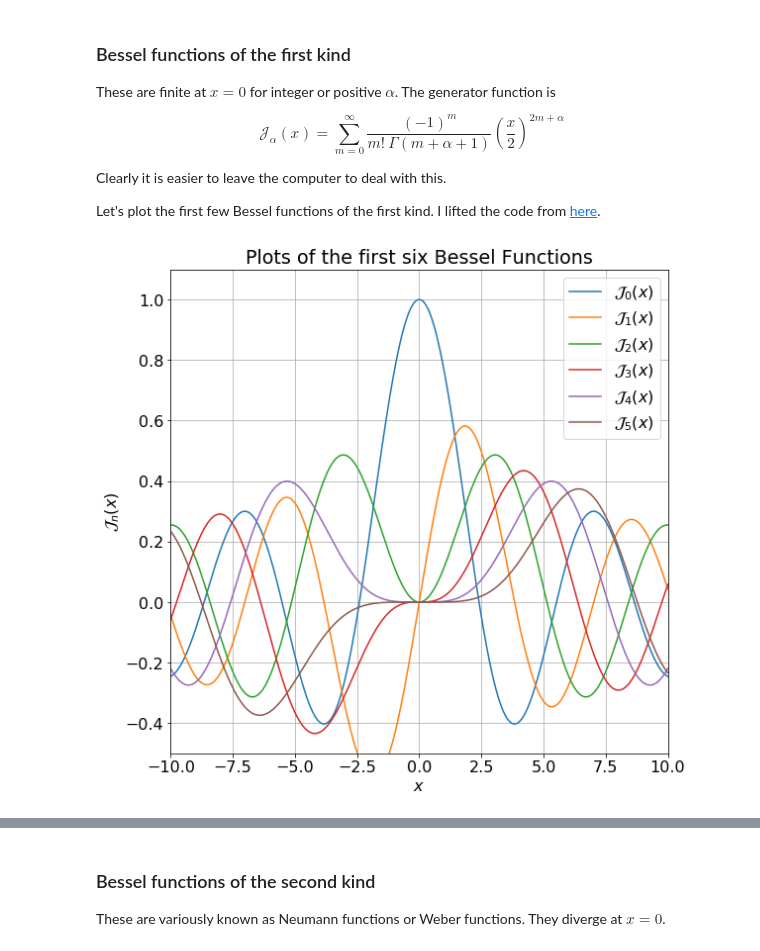
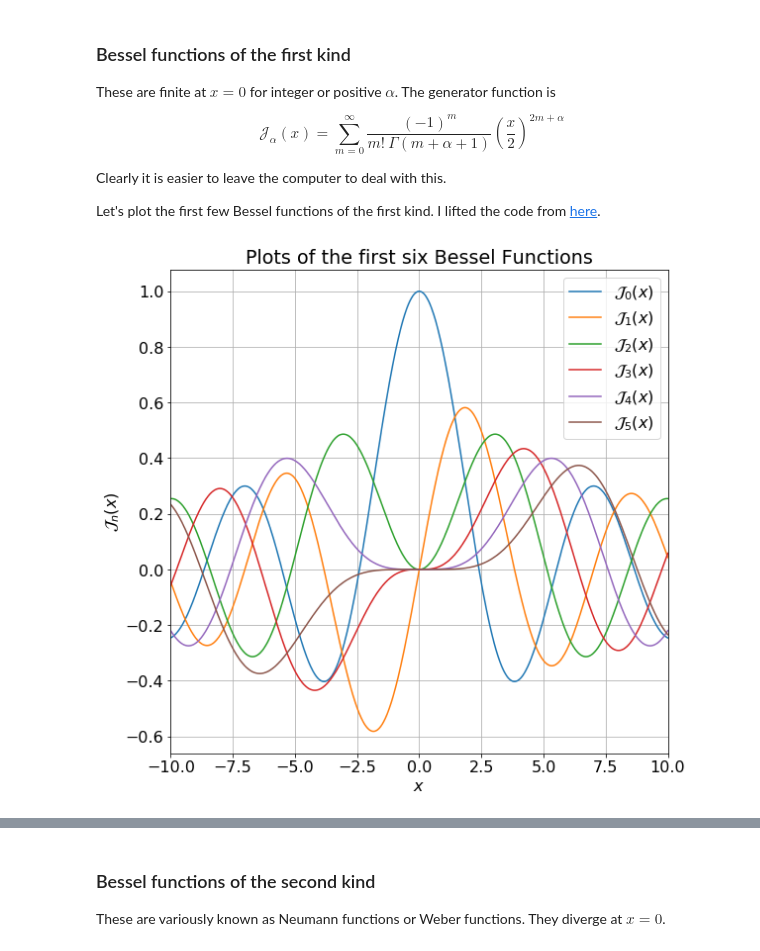
Before and after one commit to colinleach/astro-Jupyter, a Jupyter notebook: math/Bessel.ipynb, the cells around one changed output, grey strips where cells are left out. Saved outputs shown, nothing was run; the diff lists cells and outputs as text; code cells hidden in the pictures.

```diff
--- a/math/Bessel.ipynb
+++ b/math/Bessel.ipynb
@@ -62,33 +62,33 @@ Let's plot the first few Bessel functions of the first kind. I lifted the code f
 # %%
 import numpy as np
 import matplotlib.pyplot as plt
 from math import factorial
 
 from ipywidgets import interact, interactive, fixed, interact_manual, Layout
 import ipywidgets as w
 
 plt.rcParams.update({'font.size': 16})
 
 import scipy.special as sp
 
 xlims = (-10, 10)
 x = np.linspace(xlims[0], xlims[1], 1000)
 
 plt.figure(figsize=(9, 9))
 for v in range(0, 6):
     plt.plot(x, sp.jv(v, x))
 
 plt.xlim(xlims)
-plt.ylim((-0.5, 1.1))
+# plt.ylim((-0.5, 1.1))
 plt.legend(('$\mathcal{J}_0(x)$', '$\mathcal{J}_1(x)$', '$\mathcal{J}_2(x)$',
            '$\mathcal{J}_3(x)$', '$\mathcal{J}_4(x)$', '$\mathcal{J}_5(x)$'),
            loc = 0)
 plt.xlabel('$x$')
 plt.ylabel('$\mathcal{J}_n(x)$')
 plt.title('Plots of the first six Bessel Functions')
 plt.grid(True)
 # %% [output]
-[figure, old version]
+[figure, new version]
 # %% [markdown]
 <a id='neumann'></a>
 # %% [markdown]
```
Also changed, not shown: 2 other files.
